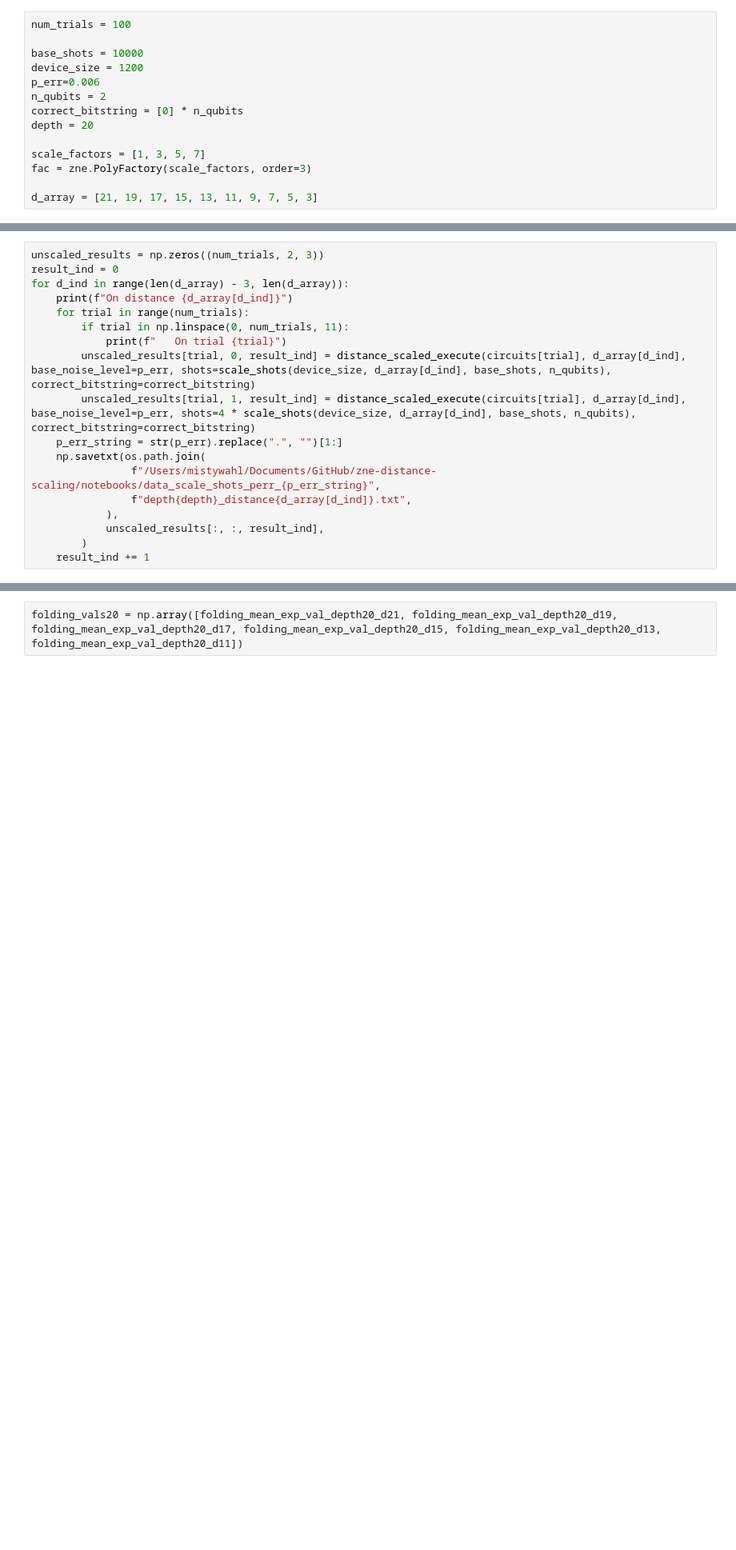
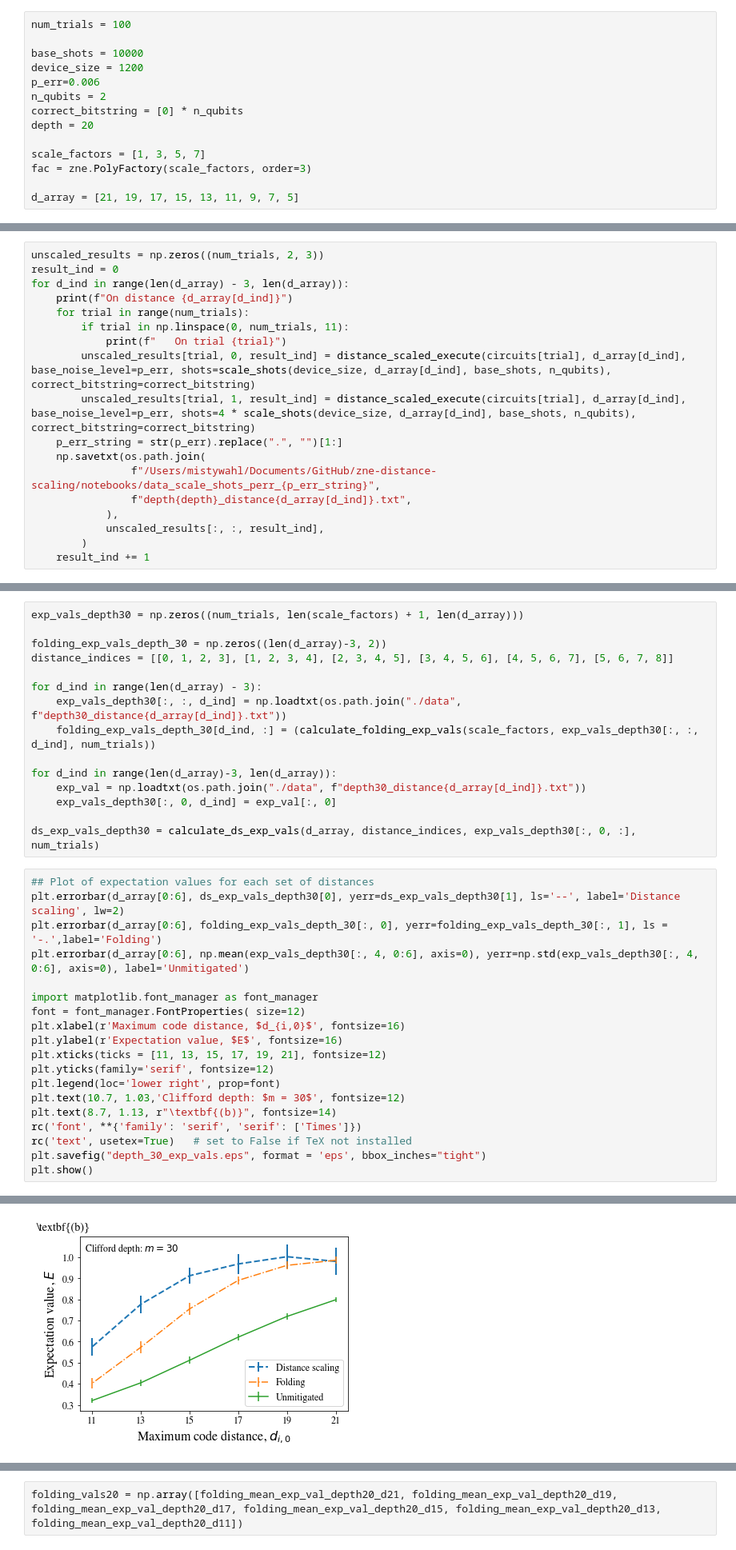
Before and after one commit to unitaryfund/research, a Jupyter notebook: ieee-quantum-week/ds_zne/ds-zne-rb.ipynb, the cells around one changed output, grey strips where cells are left out. Shown at 80% size. Drawn from its saved outputs; the diff is of its cells as text; blank space fills up the shorter version.

```diff
--- a/ieee-quantum-week/ds_zne/ds-zne-rb.ipynb
+++ b/ieee-quantum-week/ds_zne/ds-zne-rb.ipynb
@@ -107,7 +96,7 @@ depth = 20
 scale_factors = [1, 3, 5, 7]
 fac = zne.PolyFactory(scale_factors, order=3)
 
-d_array = [21, 19, 17, 15, 13, 11, 9, 7, 5, 3]
+d_array = [21, 19, 17, 15, 13, 11, 9, 7, 5]
 # %%
 circuits = generate_rb_circuits(n_qubits, depth, trials=num_trials)
 trial_results = np.zeros((num_trials, 5, len(d_array) - 3)) # row: trial, column: scaling technique, page: distance (high to low)
@@ -444,0 +268,35 @@ WARNING - The PostScript backend does not support transparency; partially transp
+# %%
+exp_vals_depth30 = np.zeros((num_trials, len(scale_factors) + 1, len(d_array)))
+
+folding_exp_vals_depth_30 = np.zeros((len(d_array)-3, 2))
+distance_indices = [[0, 1, 2, 3], [1, 2, 3, 4], [2, 3, 4, 5], [3, 4, 5, 6], [4, 5, 6, 7], [5, 6, 7, 8]]
+
+for d_ind in range(len(d_array) - 3):
+    exp_vals_depth30[:, :, d_ind] = np.loadtxt(os.path.join("./data", f"depth30_distance{d_array[d_ind]}.txt"))
+    folding_exp_vals_depth_30[d_ind, :] = (calculate_folding_exp_vals(scale_factors, exp_vals_depth30[:, :, d_ind], num_trials))
+
+for d_ind in range(len(d_array)-3, len(d_array)):
+    exp_val = np.loadtxt(os.path.join("./data", f"depth30_distance{d_array[d_ind]}.txt"))
+    exp_vals_depth30[:, 0, d_ind] = exp_val[:, 0]
+
+ds_exp_vals_depth30 = calculate_ds_exp_vals(d_array, distance_indices, exp_vals_depth30[:, 0, :], num_trials)
+# %%
+## Plot of expectation values for each set of distances
+plt.errorbar(d_array[0:6], ds_exp_vals_depth30[0], yerr=ds_exp_vals_depth30[1], ls='--', label='Distance scaling', lw=2)
+plt.errorbar(d_array[0:6], folding_exp_vals_depth_30[:, 0], yerr=folding_exp_vals_depth_30[:, 1], ls = '-.',label='Folding')
+plt.errorbar(d_array[0:6], np.mean(exp_vals_depth30[:, 4, 0:6], axis=0), yerr=np.std(exp_vals_depth30[:, 4, 0:6], axis=0), label='Unmitigated')
+
+import matplotlib.font_manager as font_manager
+font = font_manager.FontProperties( size=12)
+plt.xlabel(r'Maximum code distance, $d_{i,0}$', fontsize=16)
+plt.ylabel(r'Expectation value, $E$', fontsize=16)
+plt.xticks(ticks = [11, 13, 15, 17, 19, 21], fontsize=12)
+plt.yticks(family='serif', fontsize=12)
+plt.legend(loc='lower right', prop=font)
+plt.text(10.7, 1.03,'Clifford depth: $m = 30$', fontsize=12)
+plt.text(8.7, 1.13, r"\textbf{(b)}", fontsize=14)
+rc('font', **{'family': 'serif', 'serif': ['Times']})
+rc('text', usetex=True)   # set to False if TeX not installed
+plt.savefig("depth_30_exp_vals.eps", format = 'eps', bbox_inches="tight")
+plt.show()
+# %% [output]
@@ -445,3 +304,4 @@ WARNING - The PostScript backend does not support transparency; partially transp
+[figure, added]
 # %%
 import seaborn as sns
 from matplotlib import rc
```
Also changed, not shown: parts of 26 cells of this notebook, 2 other files.
